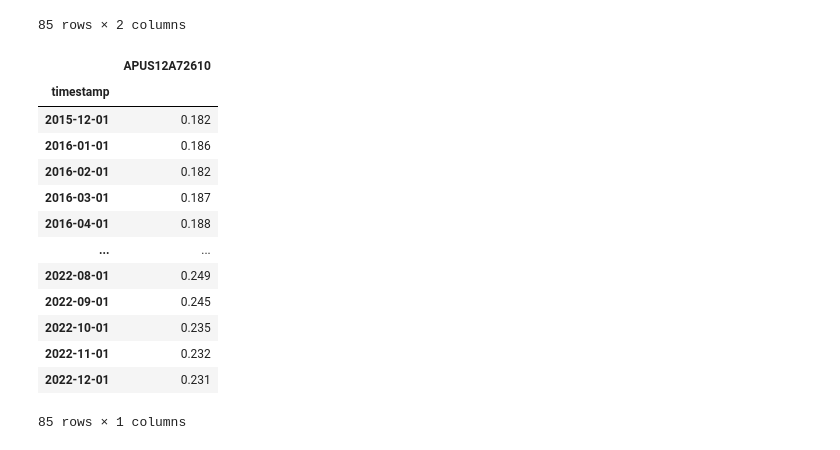
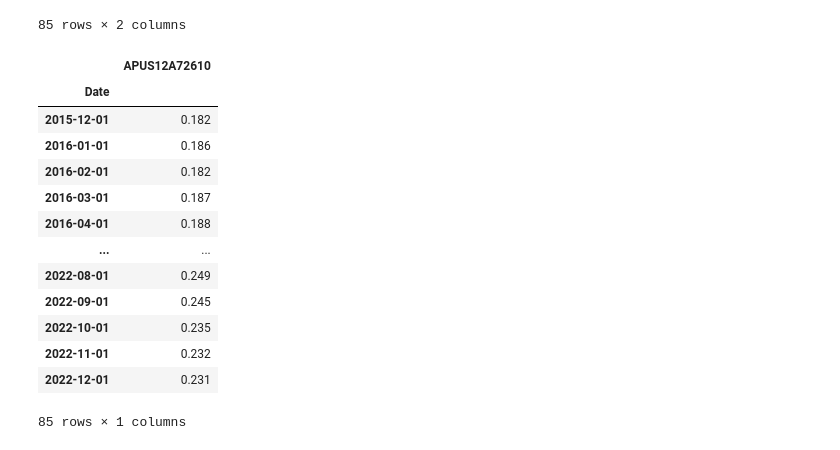
Before and after one commit to vincentsgarzi/Group5Project1, a Jupyter notebook: Vinny/data_relations.ipynb, the cells around one changed output. Drawn from its saved outputs; the diff is of its cells as text; code cells hidden in the pictures.

```diff
--- a/Vinny/starter.ipynb
+++ b/Vinny/data_relations.ipynb
@@ -152,11 +110,11 @@ KWH_prices
 # %%
 KWH_prices = KWH_prices.set_index("observation_date")
 KWH_prices.index = pd.to_datetime(KWH_prices.index)
-KWH_prices.index.names = ['timestamp']
+KWH_prices.index.names = ['Date']
 KWH_prices
 # %% [output]
 |  | APUS12A72610 |
-| timestamp |  |
+| Date |  |
 | 2015-12-01 | 0.182 |
 | 2016-01-01 | 0.186 |
 | 2016-02-01 | 0.182 |
```
Also changed, not shown: parts of 13 cells of this notebook, 1 other file.
